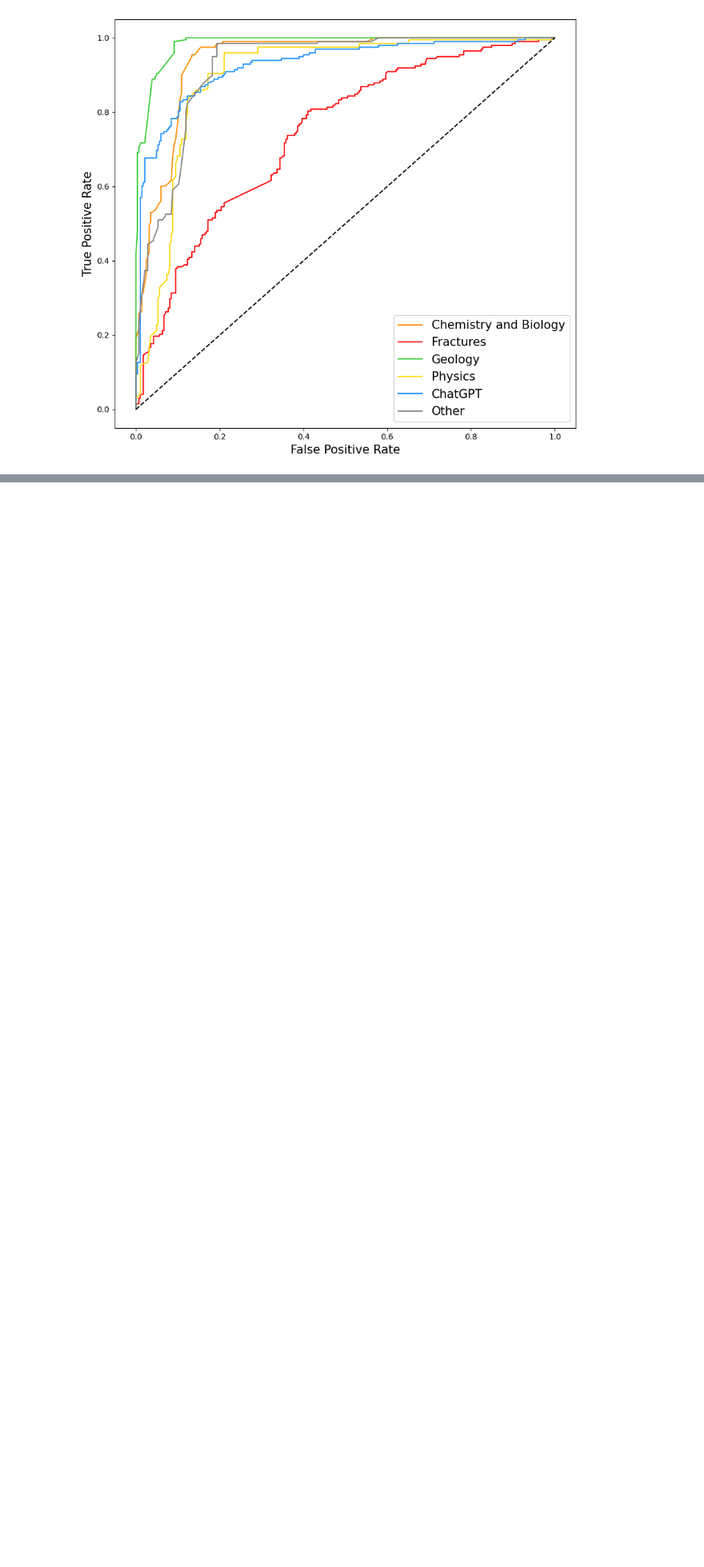
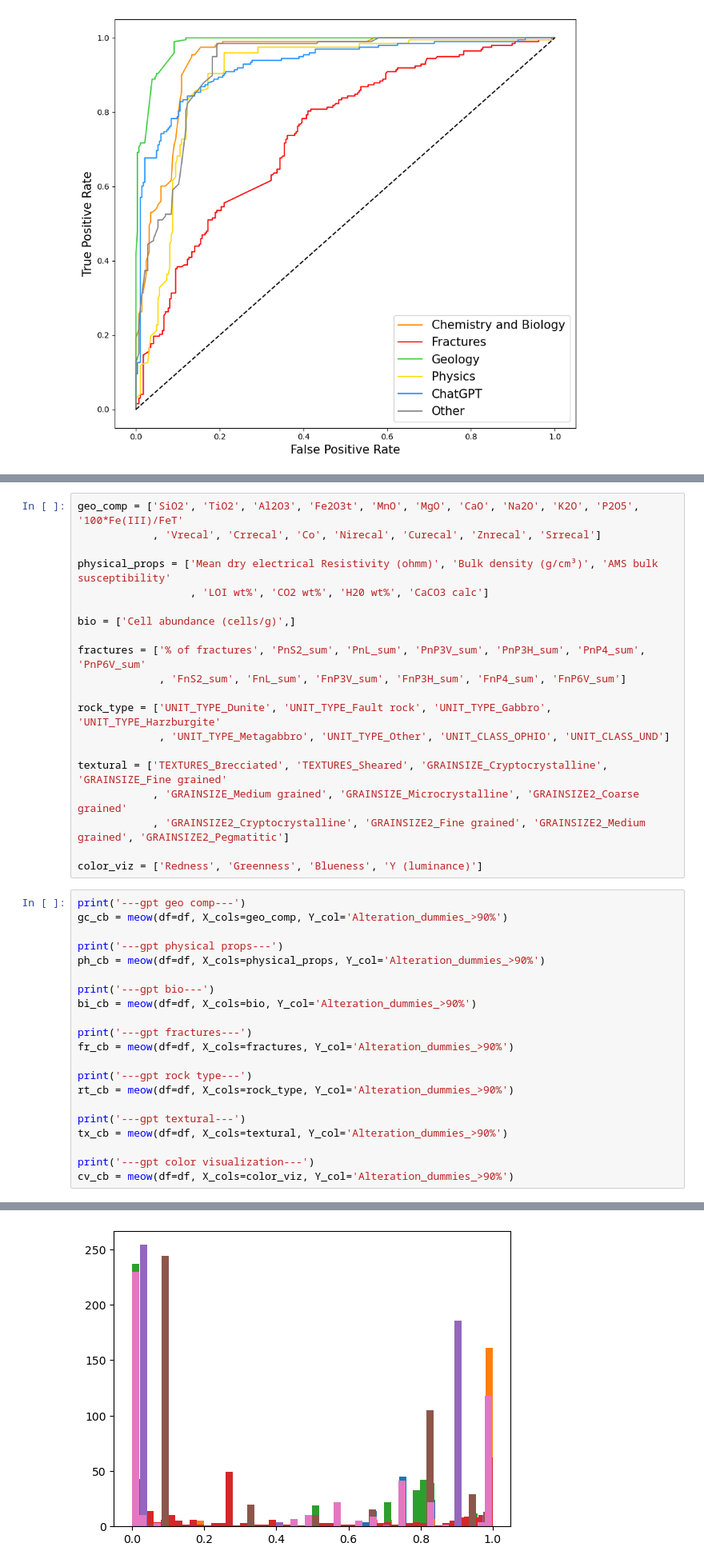
Before and after one commit to SerpRateAI/AI-pipeline-boreholes, a Jupyter notebook: paper-figures.ipynb, the cells around one changed output, grey strips where cells are left out. Shown at 80% size. Cells and saved outputs as stored; diff of their text form; blank space fills up the shorter version.

```diff
--- a/paper-figures.ipynb
+++ b/paper-figures.ipynb
@@ -563,0 +553,42 @@ fig.savefig('roc.pdf', bbox_inches='tight')
+# %%
+geo_comp = ['SiO2', 'TiO2', 'Al2O3', 'Fe2O3t', 'MnO', 'MgO', 'CaO', 'Na2O', 'K2O', 'P2O5', '100*Fe(III)/FeT'
+            , 'Vrecal', 'Crrecal', 'Co', 'Nirecal', 'Curecal', 'Znrecal', 'Srrecal']
+
+physical_props = ['Mean dry electrical Resistivity (ohmm)', 'Bulk density (g/cm³)', 'AMS bulk susceptibility'
+                  , 'LOI wt%', 'CO2 wt%', 'H20 wt%', 'CaCO3 calc']
+
+bio = ['Cell abundance (cells/g)',]
+
+fractures = ['% of fractures', 'PnS2_sum', 'PnL_sum', 'PnP3V_sum', 'PnP3H_sum', 'PnP4_sum', 'PnP6V_sum'
+             , 'FnS2_sum', 'FnL_sum', 'FnP3V_sum', 'FnP3H_sum', 'FnP4_sum', 'FnP6V_sum']
+
+rock_type = ['UNIT_TYPE_Dunite', 'UNIT_TYPE_Fault rock', 'UNIT_TYPE_Gabbro', 'UNIT_TYPE_Harzburgite'
+             , 'UNIT_TYPE_Metagabbro', 'UNIT_TYPE_Other', 'UNIT_CLASS_OPHIO', 'UNIT_CLASS_UND']
+
+textural = ['TEXTURES_Brecciated', 'TEXTURES_Sheared', 'GRAINSIZE_Cryptocrystalline', 'GRAINSIZE_Fine grained'
+            , 'GRAINSIZE_Medium grained', 'GRAINSIZE_Microcrystalline', 'GRAINSIZE2_Coarse grained'
+            , 'GRAINSIZE2_Cryptocrystalline', 'GRAINSIZE2_Fine grained', 'GRAINSIZE2_Medium grained', 'GRAINSIZE2_Pegmatitic']
+
+color_viz = ['Redness', 'Greenness', 'Blueness', 'Y (luminance)']
+# %%
+print('---gpt geo comp---')
+gc_cb = meow(df=df, X_cols=geo_comp, Y_col='Alteration_dummies_>90%')
+
+print('---gpt physical props---')
+ph_cb = meow(df=df, X_cols=physical_props, Y_col='Alteration_dummies_>90%')
+
+print('---gpt bio---')
+bi_cb = meow(df=df, X_cols=bio, Y_col='Alteration_dummies_>90%')
+
+print('---gpt fractures---')
+fr_cb = meow(df=df, X_cols=fractures, Y_col='Alteration_dummies_>90%')
+
+print('---gpt rock type---')
+rt_cb = meow(df=df, X_cols=rock_type, Y_col='Alteration_dummies_>90%')
+
+print('---gpt textural---')
+tx_cb = meow(df=df, X_cols=textural, Y_col='Alteration_dummies_>90%')
+
+print('---gpt color visualization---')
+cv_cb = meow(df=df, X_cols=color_viz, Y_col='Alteration_dummies_>90%')
+# %% [output]
@@ -563,0 +612 @@ fig.savefig('roc.pdf', bbox_inches='tight')
+[figure, added]
```
Also changed, not shown: parts of 8 cells of this notebook, 2 other files.
